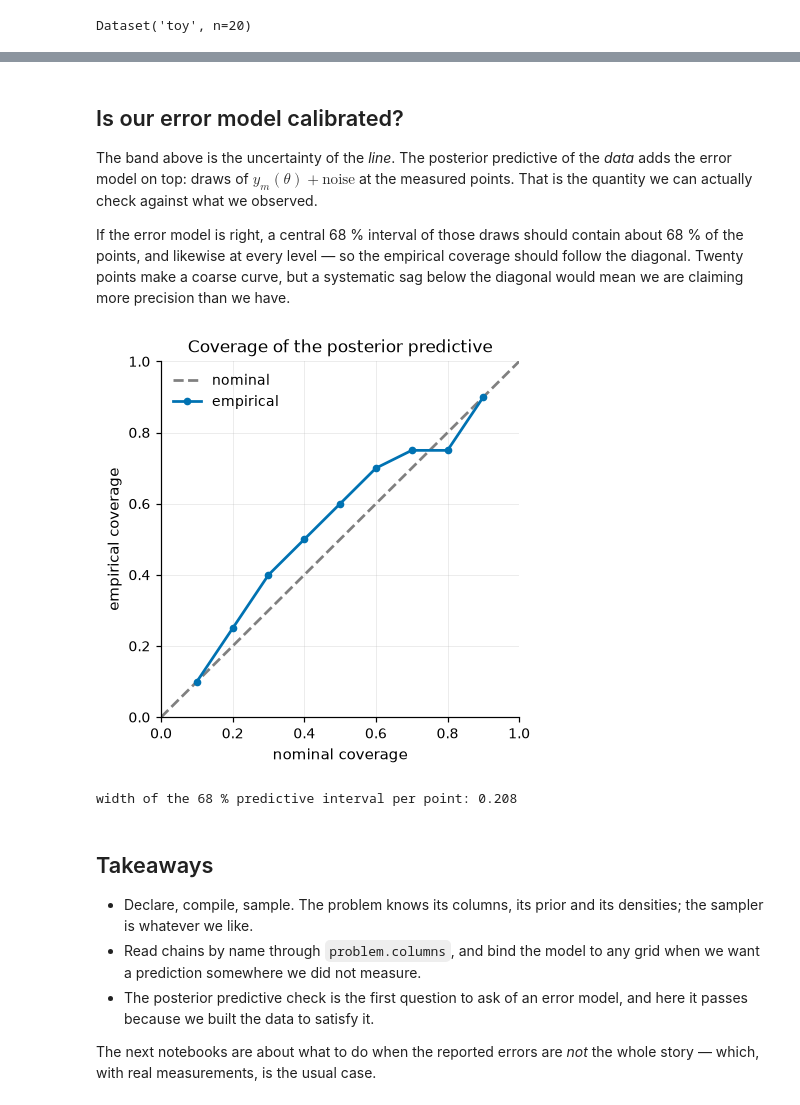
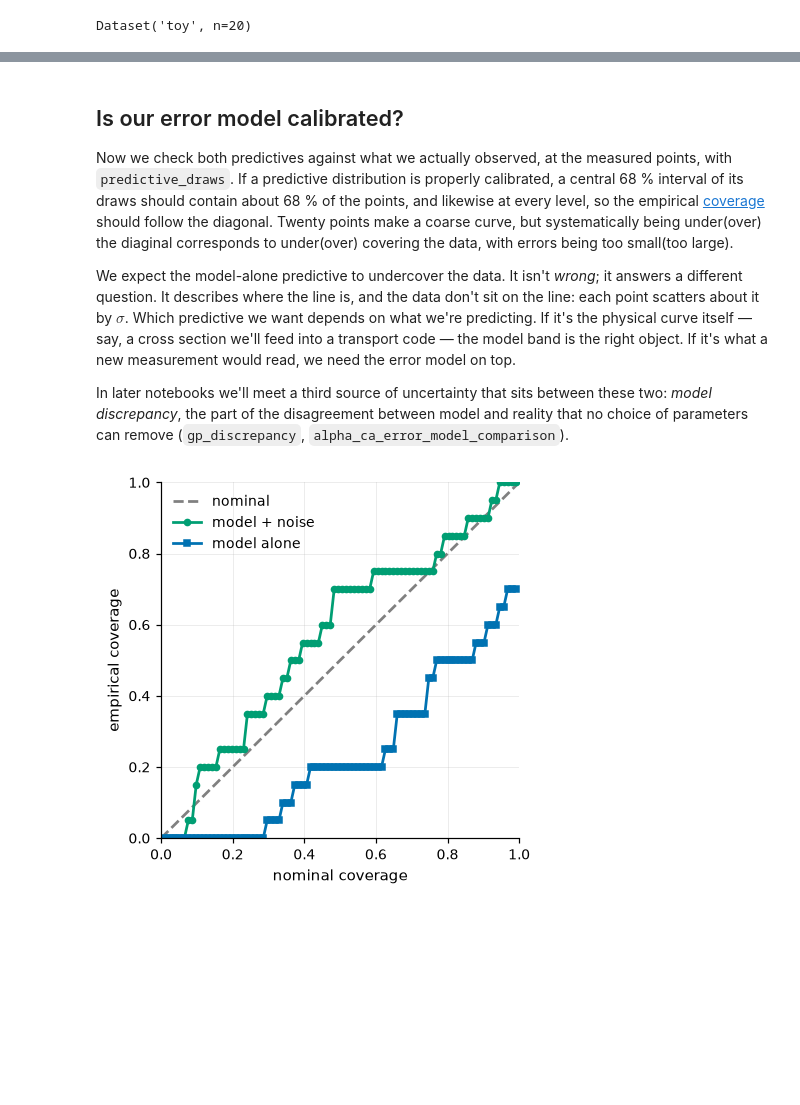
Before and after one commit to beykyle/rxmc, a Jupyter notebook: examples/linear_calibration.ipynb, the cells around one changed output, grey strips where cells are left out. Cells and saved outputs as stored; diff of their text form; code cells hidden in the pictures; blank space fills up the shorter version.

```diff
--- a/examples/linear_calibration.ipynb
+++ b/examples/linear_calibration.ipynb
@@ -89,6 +82,7 @@ problems.
 # %%
 comp = rx.Comparison(data, line)
-problem = rx.Problem([rx.Constraint([comp])])
+noise_term = T.noise(log_sigma)
+problem = rx.Problem([rx.Constraint([comp], terms=[noise_term], statistical=False)])
 print(problem)
 print("columns:", problem.names)
 # %% [output]
@@ -142,6 +153,17 @@ keeps computing it for us.
 # %%
-theta0 = np.array([1.0, 1.0])  # the prior mean
+theta0 = np.array([1.0, 1.0, np.log(0.2)])  # the prior mean, in problem.names order
 on_data = line.bind(x)
-by_hand = np.sum(((data.y - on_data(*theta0)) / data.y_err) ** 2)
-print(f"problem.chi2 = {problem.chi2(theta0):.3f}   by hand = {by_hand:.3f}")
+s0 = np.exp(theta0[problem.columns(log_sigma)]).item()
+resid = data.y - on_data(*theta0[problem.columns(line.params)])
+chi2_by_hand = np.sum((resid / s0) ** 2)
+loglike_by_hand = (
+    -0.5 * chi2_by_hand - x.size * np.log(s0) - 0.5 * x.size * np.log(2 * np.pi)
+)
+print(
+    f"problem.chi2           = {problem.chi2(theta0):9.3f}   by hand = {chi2_by_hand:9.3f}"
+)
+print(
+    f"problem.log_likelihood = {problem.log_likelihood(theta0):9.3f}   "
+    f"by hand = {loglike_by_hand:9.3f}"
+)
 # %% [output]
@@ -164,7 +181,10 @@ name through `problem.columns`, never by position.
 n_walkers, n_steps = 32, 3000
 sampler = emcee.EnsembleSampler(n_walkers, problem.ndim, problem.log_posterior)
 sampler.random_state = np.random.RandomState(2).get_state()
-sampler.run_mcmc(problem.sample_prior(n_walkers, rng=3), n_steps, progress=False)
+start = theta0 + 1e-2 * np.random.default_rng(3).standard_normal(
+    (n_walkers, problem.ndim)
+)
+sampler.run_mcmc(start, n_steps, progress=False)
 samples = sampler.get_chain(discard=500, thin=5, flat=True)
 print(
     f"{samples.shape[0]} posterior rows, "
@@ -227,50 +284,39 @@ plt.show()
 # %% [markdown]
 ## Is our error model calibrated?
 
-The band above is the uncertainty of the *line*.  The posterior predictive of
-the *data* adds the error model on top: draws of $y_m(\theta) + \text{noise}$
-at the measured points.  That is the quantity we can actually check against
-what we observed.
+Now we check both predictives against what we actually observed, at the
+measured points, with `predictive_draws`.  If a predictive distribution is properly calibrated, a central 68 % interval of its draws should contain about 68 % of the points, and likewise at every level, so the empirical
+[coverage](https://en.wikipedia.org/wiki/Coverage_probability) should follow the diagonal. Twenty points make a coarse curve, but systematically being under(over) the diaginal corresponds to under(over) covering the data, with errors being too small(too large).
 
-If the error model is right, a central 68 % interval of those draws should
-contain about 68 % of the points, and likewise at every level — so the
-empirical coverage should follow the diagonal.  Twenty points make a coarse
-curve, but a systematic sag below the diagonal would mean we are claiming more
-precision than we have.
+We expect the model-alone predictive to undercover the data.  It isn't *wrong*; it answers a different question.  It describes where the line is, and the data don't sit on the line: each point scatters about it by $\sigma$.  Which
+predictive we want depends on what we're predicting.  If it's the physical curve itself — say, a cross section we'll feed into a transport code — the model band is the right object.  If it's what a new measurement would read, we need the error model on top.
+
+In later notebooks we'll meet a third source of uncertainty that sits between these two: *model discrepancy*, the part of the disagreement between model and reality that no choice of parameters can remove (`gp_discrepancy`,
+`alpha_ca_error_model_comparison`).
 # %%
-draws = rx.diagnostics.predictive_draws(problem, samples[::10], n_rep=4, rng=4)
-levels = np.linspace(0.1, 0.9, 9)
+rows = samples[::10]
+draws_full = rx.diagnostics.predictive_draws(
+    problem, rows, n_rep=4, rng=4, return_draws=True
+)
+draws_model = rx.diagnostics.predictive_draws(
+    problem, rows, model_only=True, return_draws=True
+)
+levels = np.linspace(0.01, 0.99, 90)
 c = problem.constraints[0]
-coverage = rx.diagnostics.coverage_curve(draws, c.y[c.active], levels)
+coverage_full = rx.diagnostics.coverage_curve(draws_full, c.y[c.active], levels)
+coverage_model = rx.diagnostics.coverage_curve(draws_model, c.y[c.active], levels)
 # %%
 fig, ax = plt.subplots(figsize=(4.2, 4.2))
 ax.plot([0, 1], [0, 1], "--", color="0.5", label="nominal")
-ax.plot(levels, coverage, "o-", color=plotstyle.COLOURS[0], label="empirical")
+ax.plot(levels, coverage_full, "o-", color=plotstyle.COLOURS[2], label="model + noise")
+ax.plot(levels, coverage_model, "s-", color=plotstyle.COLOURS[0], label="model alone")
 ax.set(
     xlabel="nominal coverage",
     ylabel="empirical coverage",
     xlim=(0, 1),
     ylim=(0, 1),
-    title="Coverage of the posterior predictive",
 )
 ax.legend()
 plt.show()
 # %% [output]
-[figure, old version]
+[figure, new version]
-# %%
-width = rx.diagnostics.sharpness(draws).mean()
-print(f"width of the 68 % predictive interval per point: {width:.3f}")
-# %% [output]
-width of the 68 % predictive interval per point: 0.208
-# %% [markdown]
-## Takeaways
-
-- Declare, compile, sample.  The problem knows its columns, its prior and its
-  densities; the sampler is whatever we like.
-- Read chains by name through `problem.columns`, and bind the model to any grid
-  when we want a prediction somewhere we did not measure.
-- The posterior predictive check is the first question to ask of an error
-  model, and here it passes because we built the data to satisfy it.
-
-The next notebooks are about what to do when the reported errors are *not* the
-whole story — which, with real measurements, is the usual case.
```
Also changed, not shown: parts of 21 cells of this notebook.
